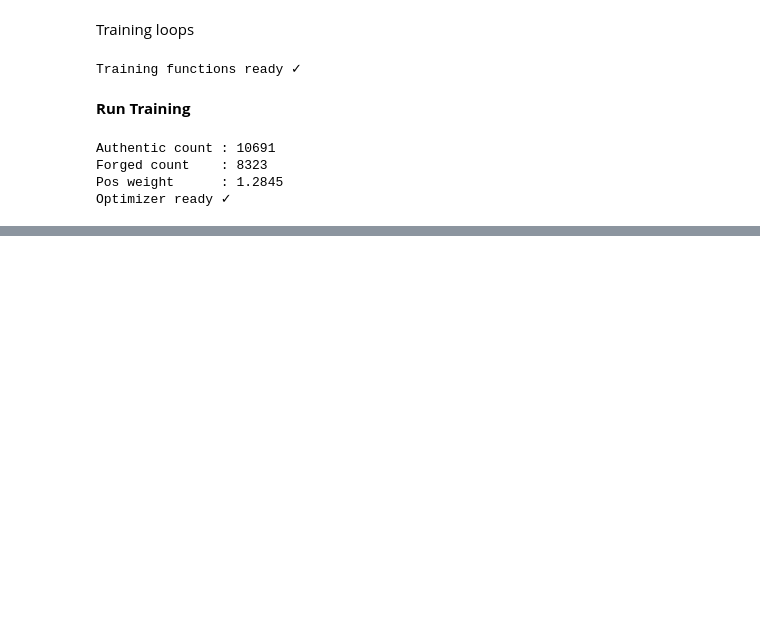
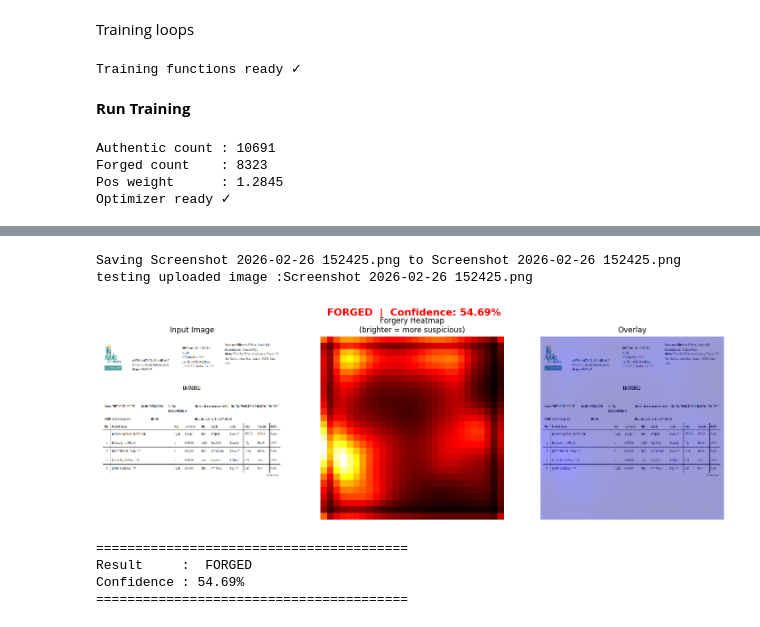
Before and after one commit to AshuuMishra/Forgery_Detection, a Jupyter notebook: Forgery_Detection.ipynb, the cells around one changed output, grey strips where cells are left out. Drawn from its saved outputs; the diff is of its cells as text; code cells hidden in the pictures; blank space fills up the shorter version.

```diff
--- a/Forgery_Detection.ipynb
+++ b/Forgery_Detection.ipynb
@@ -1071,0 +1219,10 @@ Plot saved ✓
+# %%
+# testing wiht our own image
+from google.colab import files
+
+uploaded =files.upload()
+filename=list(uploaded.keys())[0]
+print(f'testing uploaded image :{filename}')
+
+result=predict(f"/content/{filename}")
+# %% [output]
@@ -1071,0 +1230,7 @@ Plot saved ✓
+Saving Screenshot 2026-02-26 152425.png to Screenshot 2026-02-26 152425.png
+testing uploaded image :Screenshot 2026-02-26 152425.png
+[figure, added]
+========================================
+Result     :  FORGED
+Confidence : 54.69%
+========================================
```
Also changed, not shown: parts of 9 cells of this notebook.
